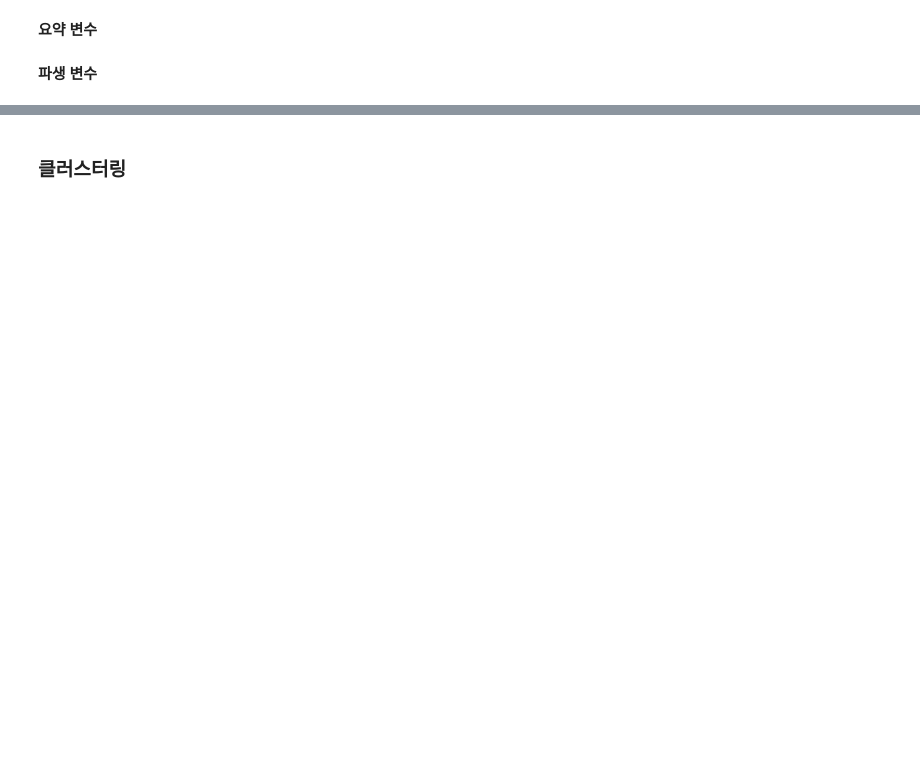
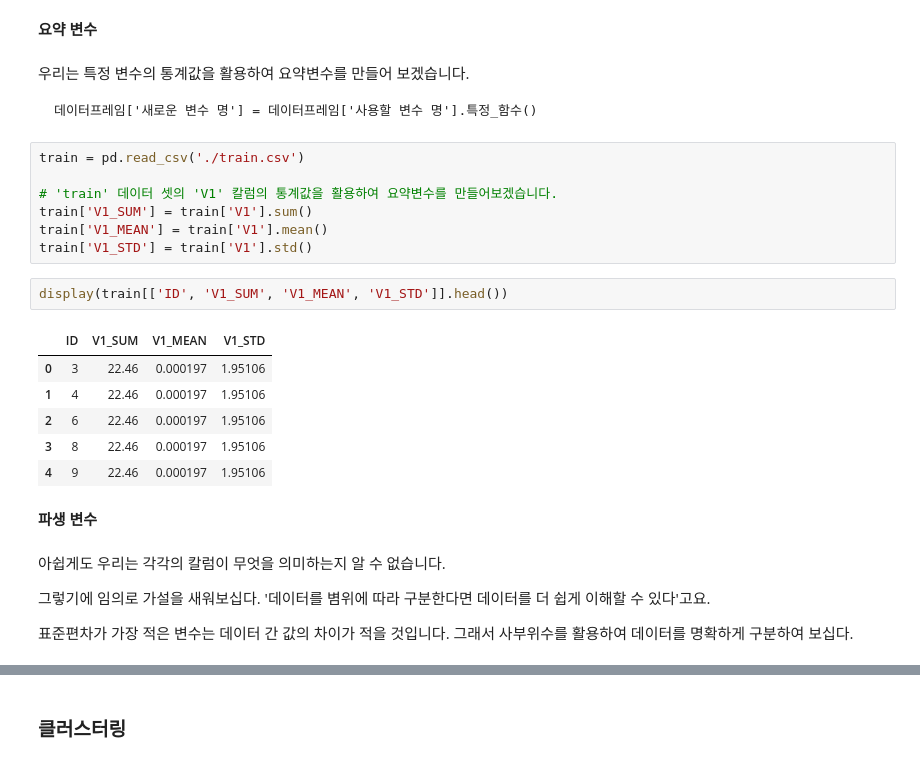
Before and after one commit to namwootree/Dacrew-4th, a Jupyter notebook: Stage_2.ipynb, the cells around one changed output, grey strips where cells are left out. Cells and saved outputs as stored; diff of their text form; blank space fills up the shorter version.

````diff
--- a/Stage_2.ipynb
+++ b/Stage_2.ipynb
@@ -1194,4 +1212,34 @@ print(df_same.sum())
 # %% [markdown]
 **요약 변수**
+# %% [markdown]
+우리는 특정 변수의 통계값을 활용하여 요약변수를 만들어 보겠습니다.
+
+
+
+```
+데이터프레임['새로운 변수 명'] = 데이터프레임['사용할 변수 명'].특정_함수()
+```
+# %%
+train = pd.read_csv('./train.csv')
+
+# 'train' 데이터 셋의 'V1' 칼럼의 통계값을 활용하여 요약변수를 만들어보겠습니다.
+train['V1_SUM'] = train['V1'].sum()
+train['V1_MEAN'] = train['V1'].mean()
+train['V1_STD'] = train['V1'].std()
+# %%
+display(train[['ID', 'V1_SUM', 'V1_MEAN', 'V1_STD']].head())
+# %% [output]
+|  | ID | V1_SUM | V1_MEAN | V1_STD |
+| 0 | 3 | 22.46 | 0.000197 | 1.95106 |
+| 1 | 4 | 22.46 | 0.000197 | 1.95106 |
+| 2 | 6 | 22.46 | 0.000197 | 1.95106 |
+| 3 | 8 | 22.46 | 0.000197 | 1.95106 |
+| 4 | 9 | 22.46 | 0.000197 | 1.95106 |
 # %% [markdown]
 **파생 변수**
+# %% [markdown]
+아쉽게도 우리는 각각의 칼럼이 무엇을 의미하는지 알 수 없습니다.
+
+그렇기에 임의로 가설을 새워보십다. '데이터를 볌위에 따라 구분한다면 데이터를 더 쉽게 이해할 수 있다'고요.
+
+표준편차가 가장 적은 변수는 데이터 간 값의 차이가 적을 것입니다. 그래서 사부위수를 활용하여 데이터를 명확하게 구분하여 보십다.
````
Also changed, not shown: parts of 24 cells of this notebook.
